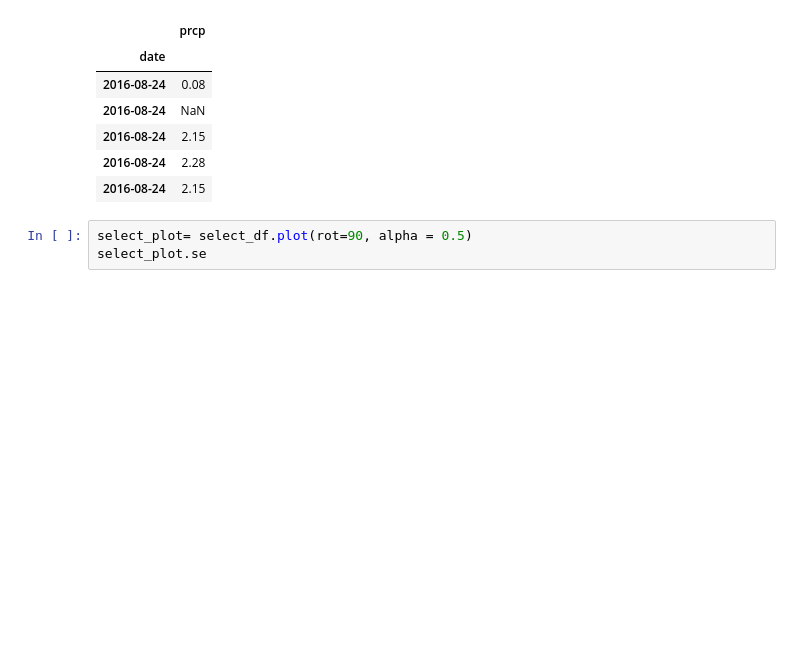
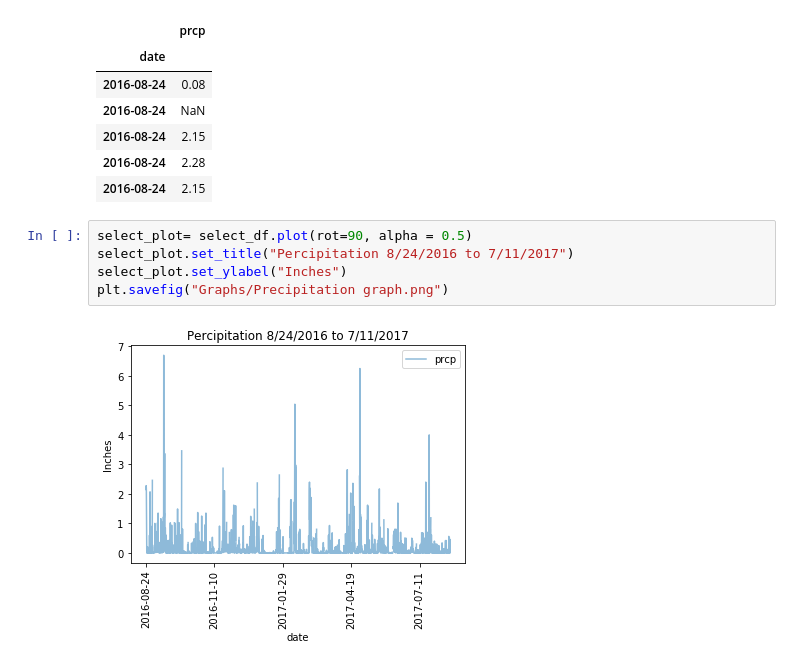
Before and after one commit to jmchairez/sqlalchemy-challenge, a Jupyter notebook: Hawaii.ipynb, the cells around one changed output. Saved outputs shown, nothing was run; the diff lists cells and outputs as text; blank space fills up the shorter version.

```diff
--- a/Hawaii.ipynb
+++ b/Hawaii.ipynb
@@ -57,4 +60,8 @@ select_df.head()
 | 2016-08-24 | 2.15 |
 # %%
 select_plot= select_df.plot(rot=90, alpha = 0.5)
-select_plot.se
+select_plot.set_title("Percipitation 8/24/2016 to 7/11/2017")
+select_plot.set_ylabel("Inches")
+plt.savefig("Graphs/Precipitation graph.png")
+# %% [output]
+[figure, added]
```
Also changed, not shown: parts of 10 cells of this notebook, 4 other files.
